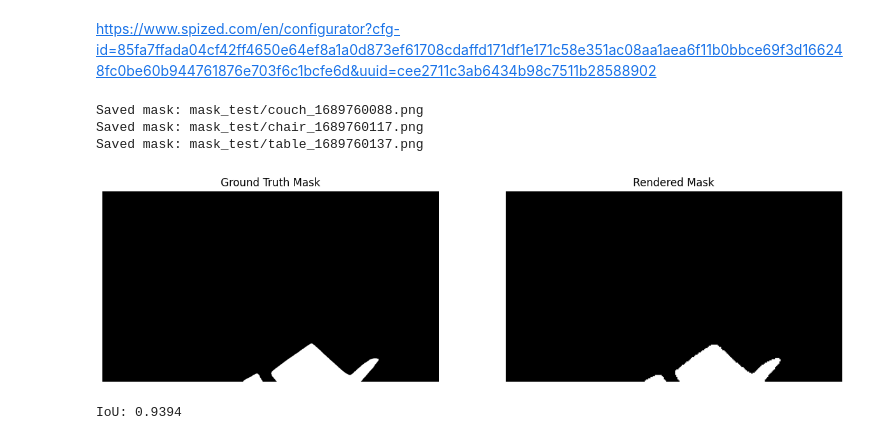
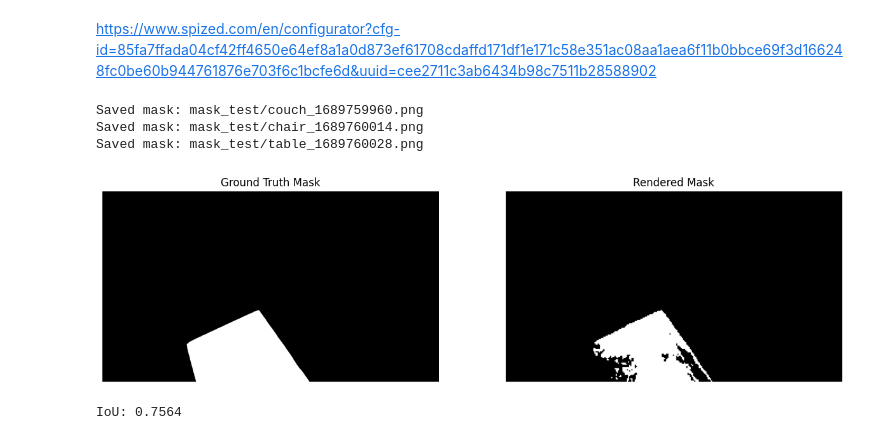
Before and after one commit to siddharthdesai06/DimSegNet, a Jupyter notebook: testing.ipynb, the cells around one changed output. Cells and saved outputs as stored; diff of their text form; code cells hidden in the pictures.

Commit message:
eval replicaoffice0 64 dim

```diff
--- a/testing.ipynb
+++ b/testing.ipynb
@@ -191,13 +191,13 @@ def extract_masks(json_path, output_dir):
                 print(f"Error processing mask for object {obj['id']}: {e}")
 
 # Example usage
-json_path = "eval_datasets/rep_office0/replica_office0_dataset 2025-05-07 14-40-52_frame001488.jpg.json"
+json_path = "eval_datasets/rep_office0/replica_office0_dataset 2025-05-07 14-40-52_frame000000.jpg.json"
 output_dir = "mask_test"  # Directory to save masks
 extract_masks(json_path, output_dir)
 # %% [output]
-Saved mask: mask_test/couch_1689760088.png
-Saved mask: mask_test/chair_1689760117.png
-Saved mask: mask_test/table_1689760137.png
+Saved mask: mask_test/couch_1689759960.png
+Saved mask: mask_test/chair_1689760014.png
+Saved mask: mask_test/table_1689760028.png
 # %%
 import numpy as np
 from PIL import Image
@@ -230,34 +230,34 @@ def calculate_iou_from_paths(mask_paths, mask2_path):
 
     # Compute IoU
     intersection = np.logical_and(merged_mask, mask2)
     union = np.logical_or(merged_mask, mask2)
 
     iou = np.sum(intersection) / np.sum(union) if np.sum(union) > 0 else 0  # Avoid division by zero
 
     # fig, axes = plt.subplots(1, len(mask_paths) + 1, figsize=(5 * (len(mask_paths) + 1), 5))
     fig, axes = plt.subplots(1, 2, figsize=(15, 5))
     # for i, mask in enumerate(masks):
     axes[0].imshow(merged_mask, cmap="gray")
     axes[0].set_title(f"Ground Truth Mask")
     axes[0].axis("off")
 
     axes[-1].imshow(mask2, cmap="gray")
     axes[-1].set_title("Rendered Mask")
     axes[-1].axis("off")
 
     plt.show()
 
     return iou
 
 # Example usage: ground truth
 mask_paths = [
-    "mask_test/chair_1689760117.png",
+    "mask_test/table_1689760028.png",
 ]
 
-mask2_path = "/home/siddharth/siddharth/thesis/Yolo_segmentation/1488.jpg" # extracted mask
+mask2_path = "/home/siddharth/siddharth/thesis/Yolo_segmentation/0.jpg" # extracted mask
 
 iou_value = calculate_iou_from_paths(mask_paths, mask2_path)
 print(f"IoU: {iou_value:.4f}")
 # %% [output]
-[figure, old version]
+[figure, new version]
-IoU: 0.9394
+IoU: 0.7564
```
Also changed, not shown: 3 other files.
